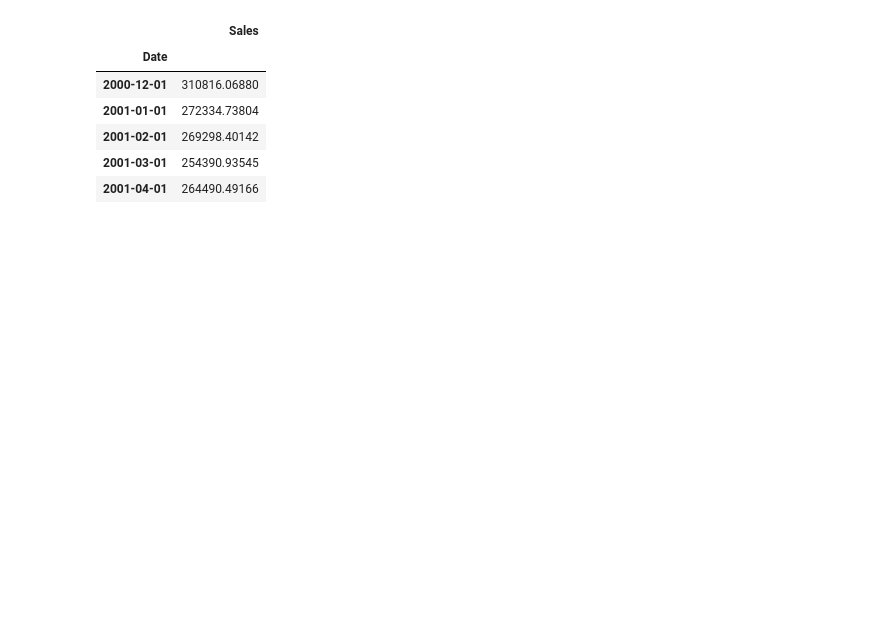
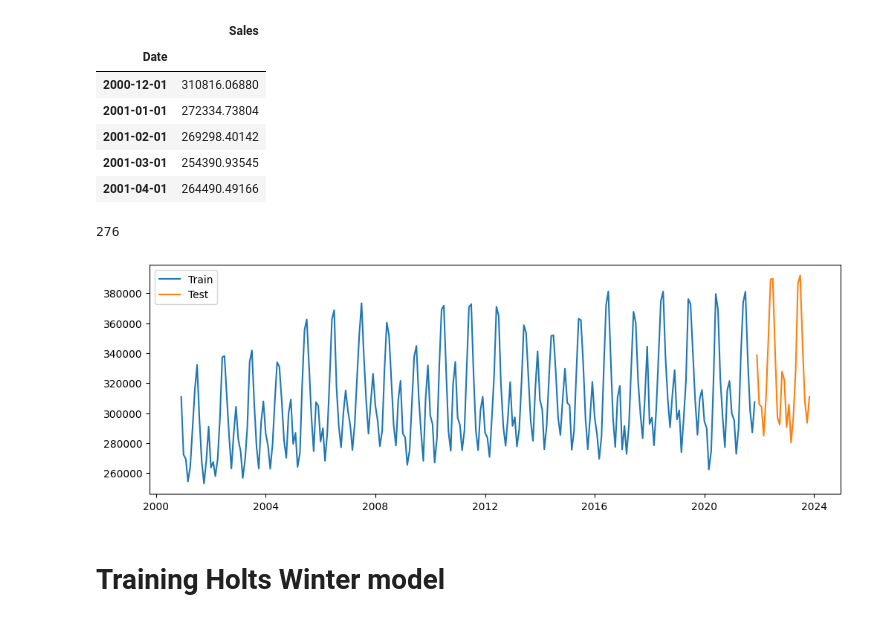
Before and after one commit to IgnacyBerent/time_series_analysis_course, a Jupyter notebook: labs/lab_7/comparison.ipynb, the cells around one changed output. Cells and saved outputs as stored; diff of their text form; code cells hidden in the pictures; blank space fills up the shorter version.

```diff
--- a/labs/lab_7/comparison.ipynb
+++ b/labs/lab_7/comparison.ipynb
@@ -24,3 +26,10 @@ df.head()
 | 2001-02-01 | 269298.40142 |
 | 2001-03-01 | 254390.93545 |
 | 2001-04-01 | 264490.49166 |
+# %%
+print(len(df))
+# %% [output]
+276
+# %%
+test = df.iloc[-24:]
+train = df.iloc[:-24]
@@ -26,0 +38,11 @@ df.head()
+# %%
+# plot data
+plt.figure(figsize=(12, 4))
+plt.plot(train, label='Train')
+plt.plot(test, label='Test')
+plt.legend()
+plt.show()
+# %% [output]
+[figure, added]
+# %% [markdown]
+# Training Holts Winter model
```
Also changed, not shown: parts of 15 cells of this notebook.
